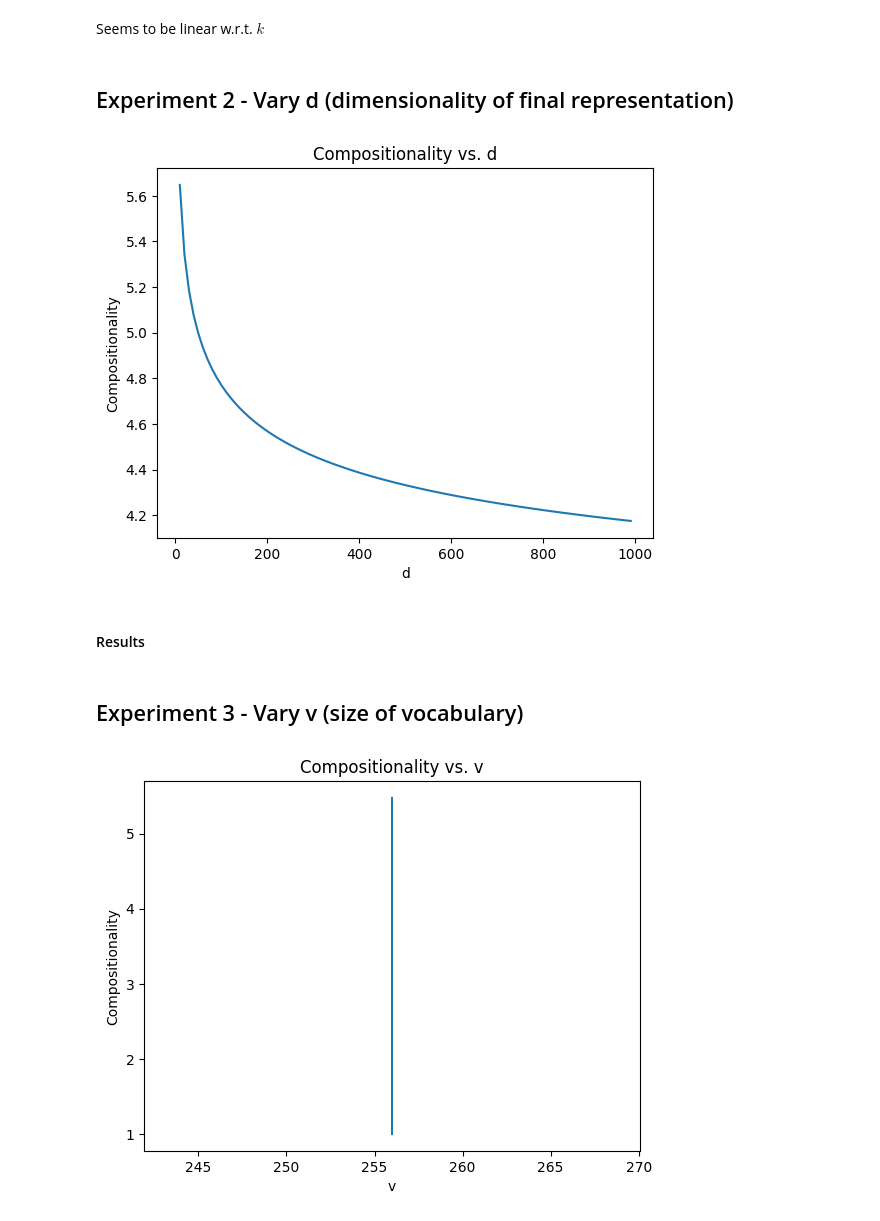
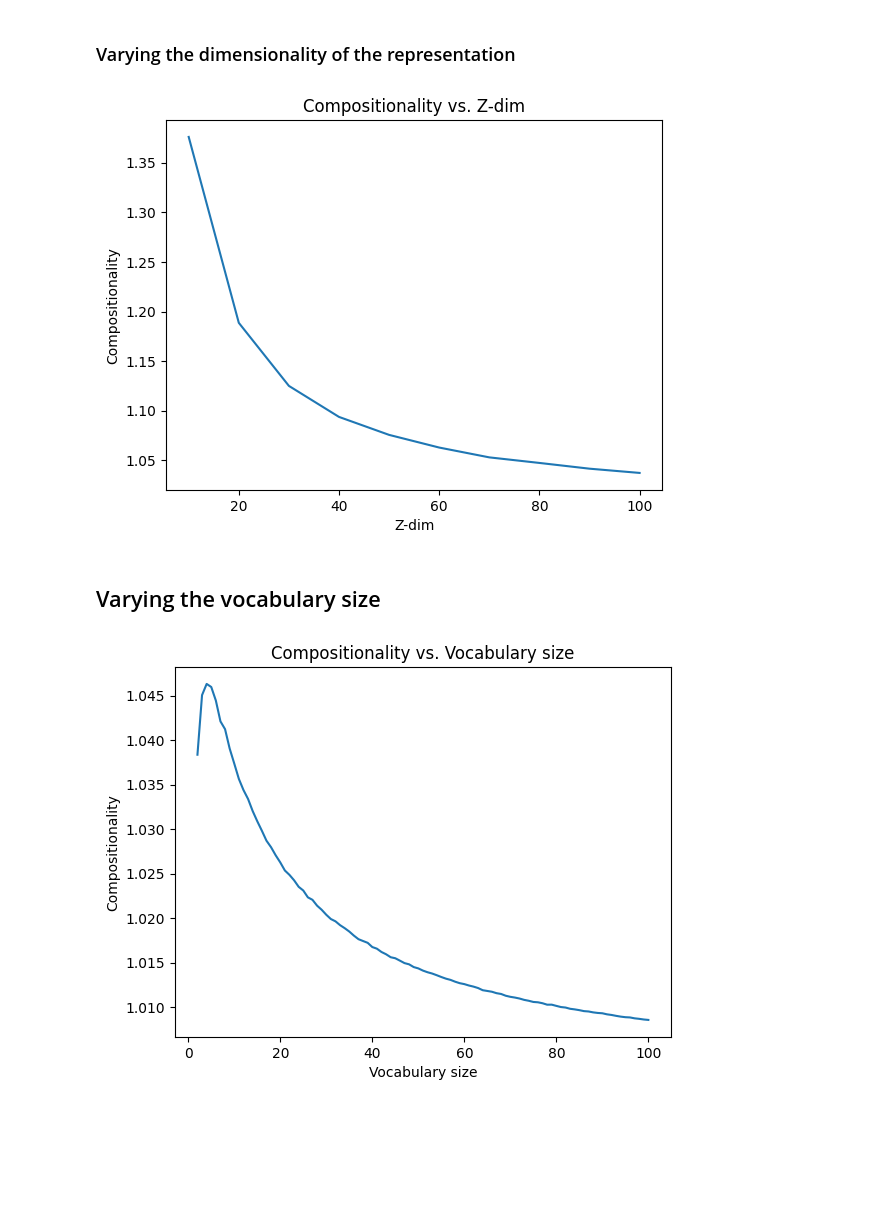
Before and after one commit to EricElmoznino/complexity_compositionality, a Jupyter notebook: notebooks/compositionality_metric_validation.ipynb, the cells around one changed output. Drawn from its saved outputs; the diff is of its cells as text; code cells hidden in the pictures; blank space fills up the shorter version.

Commit message:
Updated data generators for lookup table so that it can handle non-disentangled semantics

```diff
--- a/notebooks/compositionality_metric_validation.ipynb
+++ b/notebooks/compositionality_metric_validation.ipynb
@@ -71,49 +32,40 @@ plt.show()
-# %% [markdown]
-Seems to be linear w.r.t. $k$
 # %% [markdown]
-## Experiment 2 - Vary d (dimensionality of final representation)
+### Varying the dimensionality of the representation
 # %%
-
-vocab_size=100
-noise_level=0.1
-k = 10
 compositionalities = []
 ds = []
-for d in range(1, 1000):
+k = 10
+for d in range(k, k * 10 + 1):
     if d % k != 0: # skip non-divisible k
         continue
-    data_gen = UniformDataGenerator(k=k, d=d, vocab_size=vocab_size)
-    w, z = data_gen.sample(10)
-    compositionalities.append(data_gen.compositionality(z, w))
+    data_gen = LookupTableDataGenerator(num_words=k, vocab_size=10, z_dim=d, disentanglement=1, noise_ratio=0.01)
+    w, z = data_gen.sample(1000)
+    compositionalities.append(data_gen.compositionality(z, w, per_sample=True))
     ds.append(d)
 
-plt.title("Compositionality vs. d")
-plt.xlabel("d")
+plt.title("Compositionality vs. Z-dim")
+plt.xlabel("Z-dim")
 plt.ylabel("Compositionality")
-plt.plot(ds, compositionalities)
+sns.lineplot(x=ds, y=compositionalities)
 plt.show()
 # %% [output]
-[figure, old version]
+[figure, new version]
-# %% [markdown]
-#### Results
-# %% [markdown]
-## Experiment 3 - Vary v (size of vocabulary)
+# %% [markdown]
+## Varying the vocabulary size
 # %%
-d = 256
-noise_level=0.1
-k = 10
 compositionalities = []
 vs = []
-for v in range(1, 1000):
-    data_gen = UniformDataGenerator(k=k, d=d, vocab_size=v)
-    w, z = data_gen.sample(10)
-    compositionalities.append(data_gen.compositionality(z, w))
-    vs.append(d)
+vmax = 100
+for v in range(2, vmax + 1):
+    data_gen = LookupTableDataGenerator(num_words=10, vocab_size=v, z_dim=100, disentanglement=1, noise_ratio=0.01)
+    w, z = data_gen.sample(1000)
+    compositionalities.append(data_gen.compositionality(z, w, per_sample=True))
+    vs.append(v)
 
-plt.title("Compositionality vs. v")
-plt.xlabel("v")
+plt.title("Compositionality vs. Vocabulary size")
+plt.xlabel("Vocabulary size")
 plt.ylabel("Compositionality")
-plt.plot(vs, compositionalities)
+sns.lineplot(x=vs, y=compositionalities)
 plt.show()
 # %% [output]
-[figure, old version]
+[figure, new version]
```
Also changed, not shown: parts of 14 cells of this notebook, 2 other files.
